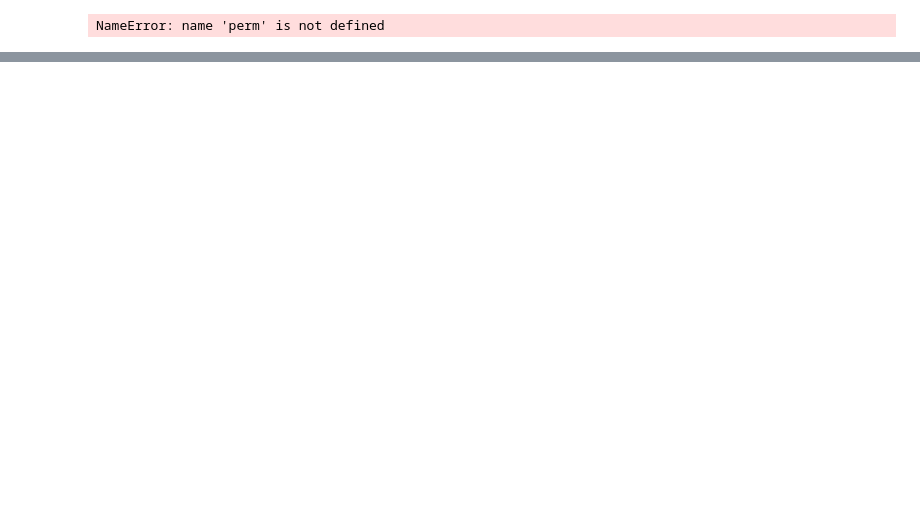
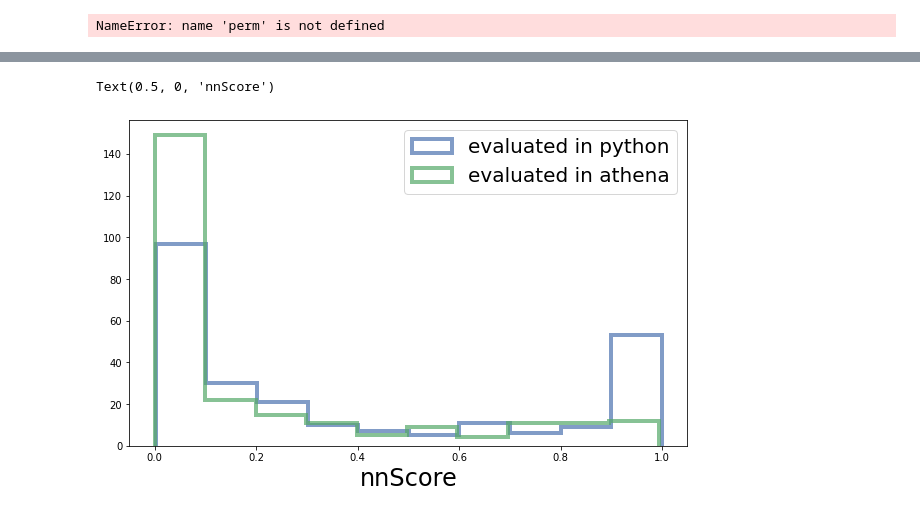
Before and after one commit to robinnewhouse/LRTNotebooks, a Jupyter notebook: Training.ipynb, the cells around one changed output, grey strips where cells are left out. Drawn from its saved outputs; the diff is of its cells as text; code cells hidden in the pictures; blank space fills up the shorter version.

```diff
--- a/Training.ipynb
+++ b/Training.ipynb
@@ -468,8 +468,8 @@ Success, model saved in lwtnn format
 /data/newhouse/LRT/batch/master/trainingmodel/20200707_134123/nn-config.json
 # %%
 # # in case you want to load an old model
-if False:
-    model_dir_load = "/fast_scratch/rnewhous/LRT/training/model/20200522_041924_minimal_outputs/"
+if True:
+    model_dir_load = "/data/newhouse/LRT/models/20200709_175717/"
     json_file = open(model_dir_load+'arch.json', 'r')
     loaded_model_json = json_file.read()
     json_file.close()
@@ -673,0 +686,25 @@ inter1  =  pdp.pdp_interact(my_model, dataset=X_df, model_features=X_df.columns.
+# %%
+tested = uproot.open("/data/newhouse/LRT/batch/testing/dumping_21p0_v7_doR3LargeD0_nonn/VH4b/0/0/track_info_InDetSummaryDumpAlg_R3LargeD0.root")['tracks']
+# tested.pandas.df().nnScore.hist()
+df = tested.pandas.df()
+df.rename({'track_eta': 'eta'}, axis='columns', inplace=True)
+df.rename({'geometricVariable': 'geometric_var'}, axis='columns', inplace=True)
+df['geometric_var_py'] = abs(np.arctan2(abs(df.d0),df.z0)-2*np.arctan(np.exp(-df.eta)))
+# abs values
+df['abs_z0'] = abs(df.z0)
+df['abs_d0'] = abs(df.d0)
+df['abs_eta'] = abs(df.eta)
+# silicon hits
+df['Sihits'] = df.numberOfPixelHits + df.numberOfSCTHits
+
+X = df[["z0",
+"d0",
+"numberOfSCTHits",
+"Sihits",
+"eta",
+"numberDoF",
+"geometric_var",
+"numberOfSCTHoles",
+]]
+
+X
@@ -673,0 +726,11 @@ inter1  =  pdp.pdp_interact(my_model, dataset=X_df, model_features=X_df.columns.
+# %%
+fig = plt.figure(figsize=[10,6])
+predictions = model.predict(X)
+plt.hist(predictions, histtype='step', linewidth=4, alpha=.7)
+plt.hist(df.nnScore,  histtype='step', linewidth=4, alpha=.7)
+ax = plt.gca()
+ax.legend(['evaluated in python', 'evaluated in athena'], fontsize=20)
+ax.set_xlabel('nnScore', fontsize=24)
+# %% [output]
+Text(0.5, 0, 'nnScore')
+[figure, added]
```
Also changed, not shown: parts of 9 cells of this notebook, 3 other files.
